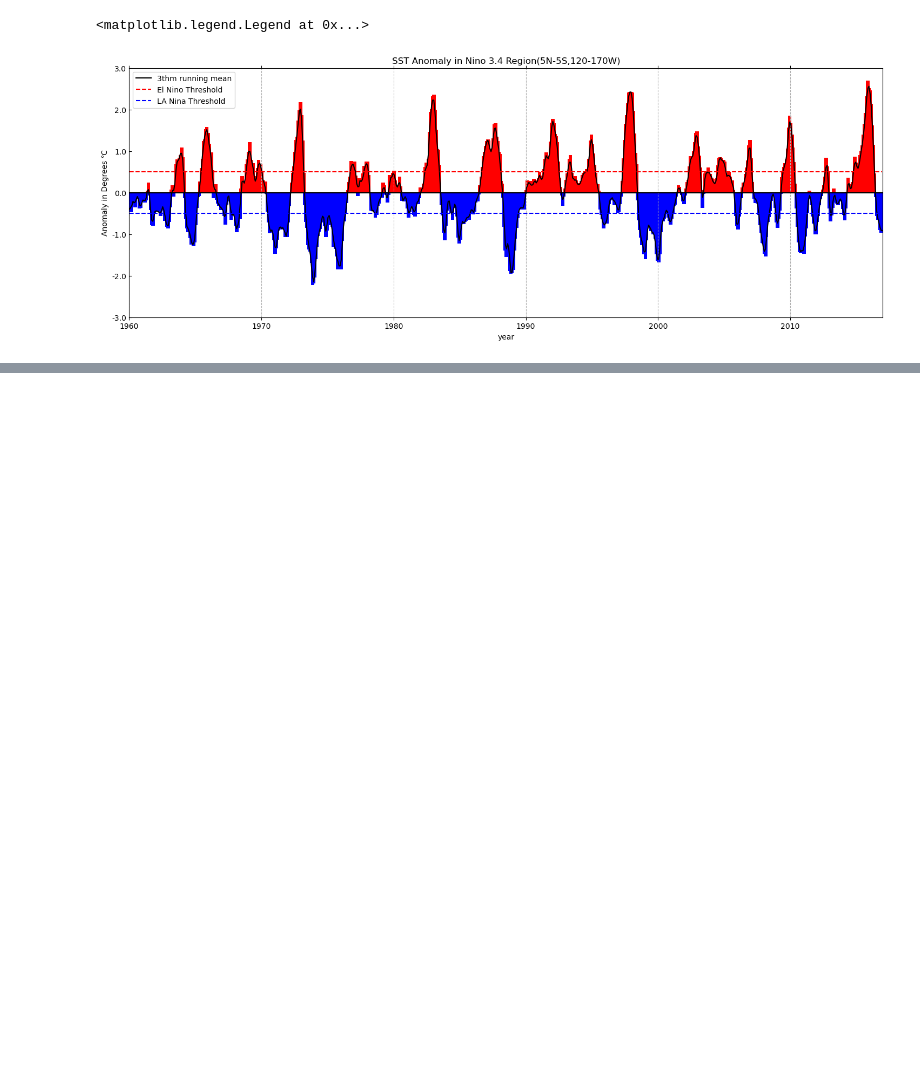
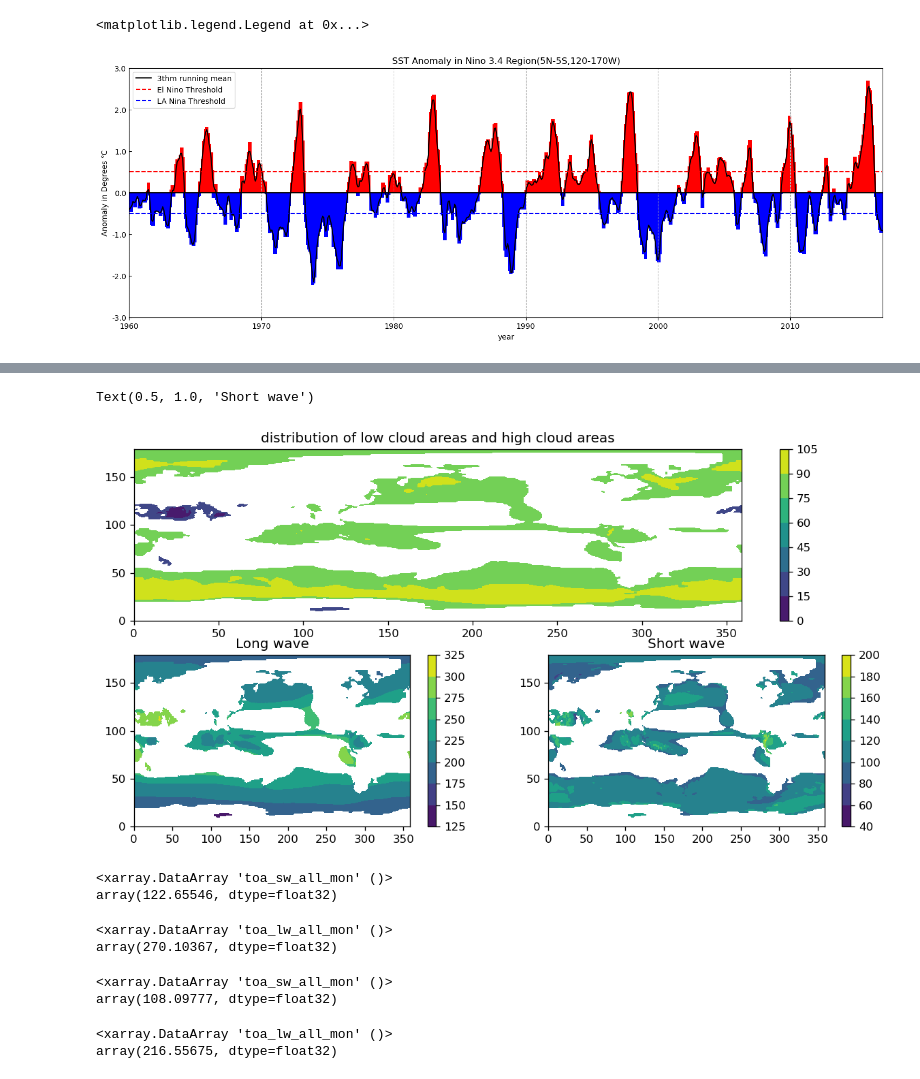
Before and after one commit to rico12312/ESE5023_Assignments_12332293, a Jupyter notebook: PS/PS3/PS3.ipynb, the cells around one changed output, grey strips where cells are left out. Drawn from its saved outputs; the diff is of its cells as text; code cells hidden in the pictures; blank space fills up the shorter version.

```diff
--- a/PS/PS3/PS3.ipynb
+++ b/PS/PS3/PS3.ipynb
@@ -196,0 +388,63 @@ plt.legend()
+# %%
+# 2.4
+# select cloud area
+mean_time.where(mean_time['cldarea_total_daynight_mon']>75,drop=True)
+cloud_area = mean_time.where((mean_time['cldarea_total_daynight_mon']>75)|(mean_time['cldarea_total_daynight_mon']==75)|(mean_time['cldarea_total_daynight_mon']<25)|(mean_time['cldarea_total_daynight_mon']==25))
+# %%
+# plot
+plt.figure(figsize=(12,6),dpi=120)
+grid = plt.GridSpec(2, 2)
+
+# plot the distribution of low cloud areas and high cloud areas
+plt.subplot(grid[0:1, 0:2])
+plt.contourf(cloud_area['cldarea_total_daynight_mon'])
+plt.colorbar()
+plt.title('distribution of low cloud areas and high cloud areas')
+
+# plot the longwave
+plt.subplot(grid[1:2, 0:1])
+plt.contourf(cloud_area['toa_lw_all_mon'])
+plt.colorbar()
+plt.title('Long wave')
+
+# plot the shortwave
+plt.subplot(grid[1:2, 1:2])
+plt.contourf(cloud_area['toa_sw_all_mon'])
+plt.colorbar()
+plt.title('Short wave')
+# %% [output]
+Text(0.5, 1.0, 'Short wave')
+[figure, added]
+# %%
+# 2.5
+
+# calculate the short and long wave
+# low cloud area
+area_lowcloud = mean_time.where((mean_time['cldarea_total_daynight_mon']<25)|(mean_time['cldarea_total_daynight_mon']==25))
+
+#short wave
+area_lowcloud.toa_sw_all_mon.mean()
+# %% [output]
+<xarray.DataArray 'toa_sw_all_mon' ()>
+array(122.65546, dtype=float32)
+# %%
+# long wave
+area_lowcloud.toa_lw_all_mon.mean()
+# %% [output]
+<xarray.DataArray 'toa_lw_all_mon' ()>
+array(270.10367, dtype=float32)
+# %%
+# high cloud area
+area_highcloud = mean_time.where((mean_time['cldarea_total_daynight_mon']>75)|(mean_time['cldarea_total_daynight_mon']==75))
+
+# short wave
+area_highcloud.toa_sw_all_mon.mean()
+# %% [output]
+<xarray.DataArray 'toa_sw_all_mon' ()>
+array(108.09777, dtype=float32)
+# %%
+# long wave
+area_highcloud.toa_lw_all_mon.mean()
+# %% [output]
+<xarray.DataArray 'toa_lw_all_mon' ()>
+array(216.55675, dtype=float32)
```
Also changed, not shown: parts of 13 cells of this notebook.
